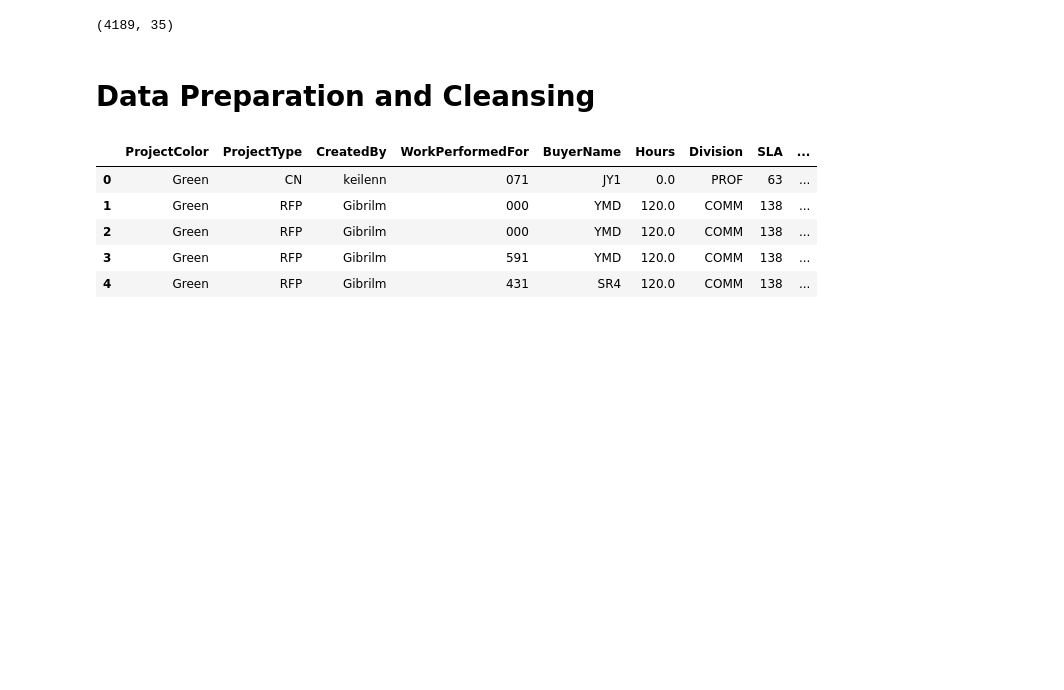
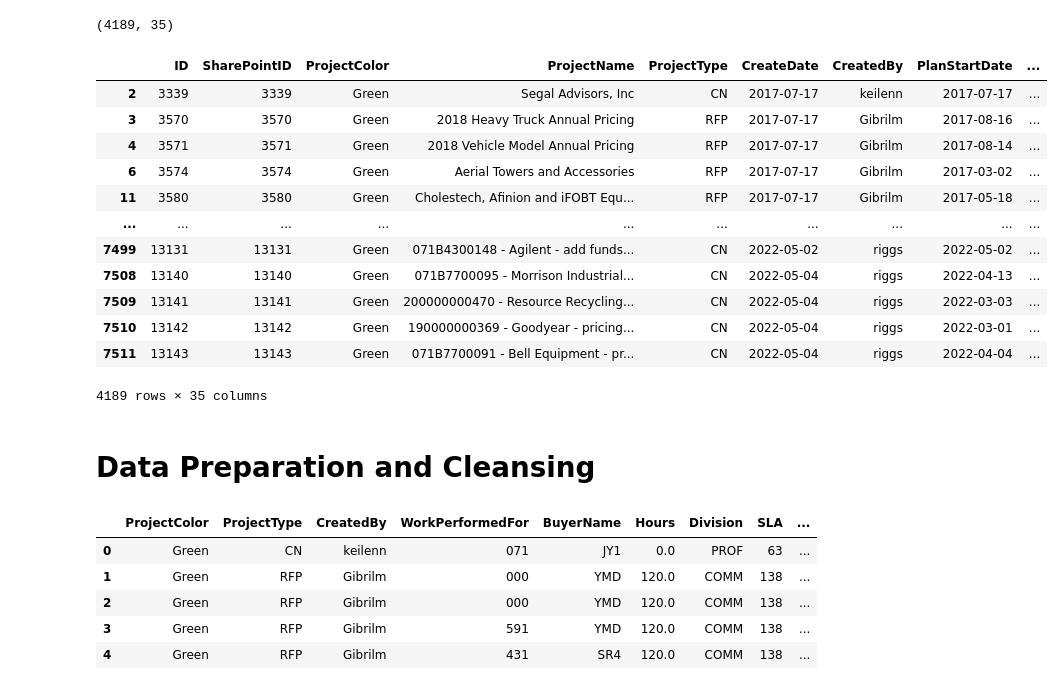
Before and after one commit to gibril4666/694, a Jupyter notebook: Task-2 MG.ipynb, the cells around one changed output. Saved outputs shown, nothing was run; the diff lists cells and outputs as text; code cells hidden in the pictures; blank space fills up the shorter version.

```diff
--- a/Task-2 MG.ipynb
+++ b/Task-2 MG.ipynb
@@ -75,6 +75,22 @@ df = df[(df["ProjectStage"] == 'Complete')]
 df.shape
 # %% [output]
 (4189, 35)
+# %%
+df
+# %% [output]
+|  | ID | SharePointID | ProjectColor | ProjectName | ProjectType | CreateDate | CreatedBy | PlanStartDate | ... |
+| 2 | 3339 | 3339 | Green | Segal Advisors, Inc | CN | 2017-07-17 | keilenn | 2017-07-17 | ... |
+| 3 | 3570 | 3570 | Green | 2018 Heavy Truck Annual Pricing | RFP | 2017-07-17 | Gibrilm | 2017-08-16 | ... |
+| 4 | 3571 | 3571 | Green | 2018 Vehicle Model Annual Pricing | RFP | 2017-07-17 | Gibrilm | 2017-08-14 | ... |
+| 6 | 3574 | 3574 | Green | Aerial Towers and Accessories | RFP | 2017-07-17 | Gibrilm | 2017-03-02 | ... |
+| 11 | 3580 | 3580 | Green | Cholestech, Afinion and iFOBT Equ... | RFP | 2017-07-17 | Gibrilm | 2017-05-18 | ... |
+| ... | ... | ... | ... | ... | ... | ... | ... | ... | ... |
+| 7499 | 13131 | 13131 | Green | 071B4300148 - Agilent - add funds... | CN | 2022-05-02 | riggs | 2022-05-02 | ... |
+| 7508 | 13140 | 13140 | Green | 071B7700095 - Morrison Industrial... | CN | 2022-05-04 | riggs | 2022-04-13 | ... |
+| 7509 | 13141 | 13141 | Green | 200000000470 - Resource Recycling... | CN | 2022-05-04 | riggs | 2022-03-03 | ... |
+| 7510 | 13142 | 13142 | Green | 190000000369 - Goodyear - pricing... | CN | 2022-05-04 | riggs | 2022-03-01 | ... |
+| 7511 | 13143 | 13143 | Green | 071B7700091 - Bell Equipment - pr... | CN | 2022-05-04 | riggs | 2022-04-04 | ... |
+4189 rows × 35 columns
 # %% [markdown]
 # Data Preparation and Cleansing
 # %%
```
Also changed, not shown: parts of 14 cells of this notebook.
